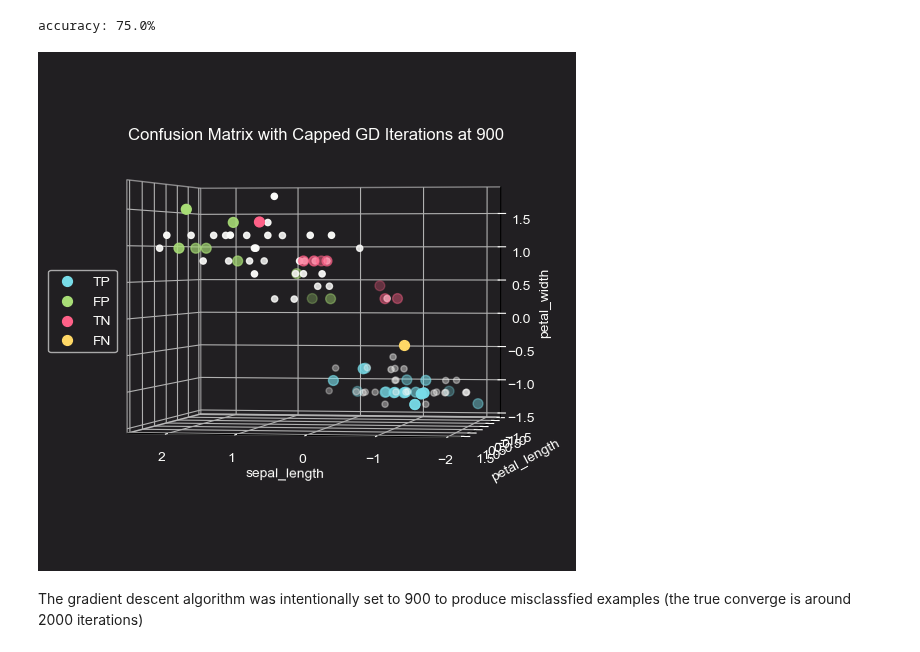
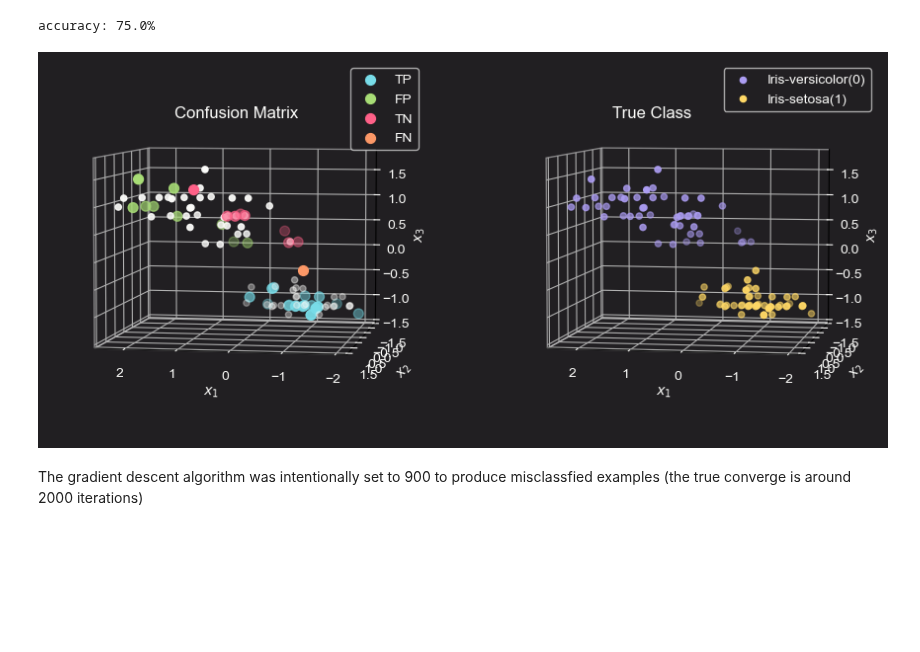
Before and after one commit to jakecreate/machine-learning-from-scratch, a Jupyter notebook: notebooks/1_fundamentals_of_supervised_learning.ipynb, the cells around one changed output. Saved outputs shown, nothing was run; the diff lists cells and outputs as text; code cells hidden in the pictures; blank space fills up the shorter version.

Commit message:
rerun notebook after adjustments

```diff
--- a/notebooks/1_fundamentals_of_supervised_learning.ipynb
+++ b/notebooks/1_fundamentals_of_supervised_learning.ipynb
@@ -532,6 +532,7 @@ for i in range(degree):
 [complete]: # of iter: 1428
 [complete]: # of iter: 1434
 # %%
+
 fig, ax = plt.subplots(1, 2, figsize=(14, 5))
 opti_degree = train_valid_error[:, 1].argmin() + 1
 c_iter = iter(c_)
@@ -541,7 +542,7 @@ label_val = None
 
 for i in range(degree):
     if i == opti_degree - 1:
-        alpha_val = 1; label_val = f'd{i+1} (min valid error)'
+        alpha_val = 1; label_val = f'd{i+1} (minimum valid error)'
     else:
         alpha_val = 0.3; label_val = f'd{i+1}'
 
@@ -558,6 +559,8 @@ for axes in ax.flat:
     axes.spines[['top', 'right']].set_visible(False)
     axes.spines[['bottom', 'left']].set_color(c_['white'])
 
+ax[0].set_title('Polynomial Curve Fitting');
+ax[1].set_title('Bias-Variance Trade-Off');
 ax[0].legend(loc='lower right');
 ax[1].legend(loc='upper right');
 # %% [output]
@@ -799,42 +805,63 @@ accuracy: 75.0%
 # %%
 tp = (decision(y_pred_test) == 1) & (y_test == 1)
 fp = (decision(y_pred_test) == 1) & (y_test == 0)
 tn = (decision(y_pred_test) == 0) & (y_test == 0)
 fn = (decision(y_pred_test) == 0) & (y_test == 1)
 
 confusion_matrix = [tp, fp, tn, fn]
 name_list = ['TP', 'FP', 'TN', 'FN']
-c_list = ['blue', 'green', 'red', 'yellow']
+c_list = ['blue', 'green', 'red', 'orange']
 
-# graph
+
 fig = plt.figure(figsize=(7, 5))
-ax = fig.add_subplot(projection='3d')
-axis_list = [ax.xaxis, ax.yaxis, ax.zaxis]
+ax = fig.add_subplot(1, 2, 1, projection='3d')
+ax2 = fig.add_subplot(1, 2, 2, projection='3d')
+axis_list = [ax.xaxis, ax.yaxis, ax.zaxis,
+             ax2.xaxis, ax2.yaxis, ax2.zaxis]
 
+# plot 1
 for i, val in enumerate(confusion_matrix):
      ax.scatter(X_test_scaled[val, 0],
                 X_test_scaled[val, 1],
                 X_test_scaled[val, 2], c=c_[c_list[i]], s=50, label=name_list[i])
 
 
 ax.scatter(X_train_scaled[:, 0],
            X_train_scaled[:, 1],
            X_train_scaled[:, 2], c=c_['white'])
+# plot 2
+X_scaled = scaler.scale(X)
+cc_list = ['purple', 'yellow']
+labels_list = ['Iris-versicolor', 'Iris-setosa']
+
+for i in range(2):
+    ax2.scatter(X_scaled[y == i, 0],
+                X_scaled[y == i, 1],
+                X_scaled[y == i, 2],
+                c=c_[cc_list[i]], label=f'{labels_list[i]}({i})')
 
 for i, axis in enumerate(axis_list):
     axis.pane.fill = False
+    ax.view_init(elev=1, azim=100)
 
-ax.set_xlabel(col_label[0])
-ax.set_ylabel(col_label[1])
-ax.set_zlabel(col_label[2])
+# labels
 
-ax.grid(True)
-ax.legend(loc='center left', bbox_to_anchor=(-0.05, 0.5))
-ax.set_title(f'Confusion Matrix with Capped GD Iterations at {temp_max_iter}', y=0.90)
-fig.subplots_adjust(left=0, right=1, bottom=0, top=1)
-ax.view_init(elev=1, azim=100)
+ax.set_xlabel(r'$x_1$')
+ax.set_ylabel(r'$x_2$')
+ax.set_zlabel(r'$x_3$')
+ax2.set_xlabel(r'$x_1$')
+ax2.set_ylabel(r'$x_2$')
+ax2.set_zlabel(r'$x_3$')
+
+ax.legend()
+ax2.legend()
+ax.set_title('Confusion Matrix', y=0.9, x=0.5)
+ax2.set_title('True Class', y =0.9, x=0.4)
+ax.view_init(elev=5, azim=100)
+ax2.view_init(elev=5, azim=100)
+fig.subplots_adjust(left=0, right=1.2, bottom=0, top=1.2)
 # %% [output]
-[figure, old version]
+[figure, new version]
 # %% [markdown]
 The gradient descent algorithm was intentionally set to 900 to produce misclassfied examples (the true converge is around 2000 iterations)
 # %% [markdown]
```
Also changed, not shown: parts of 2 cells of this notebook.
